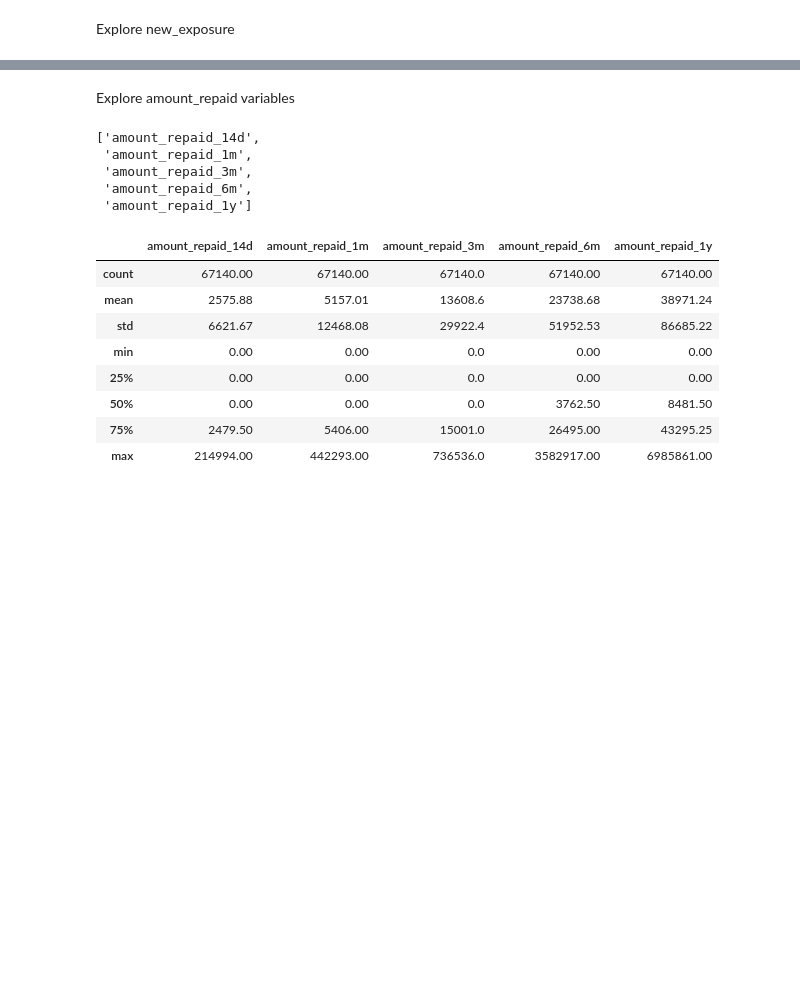
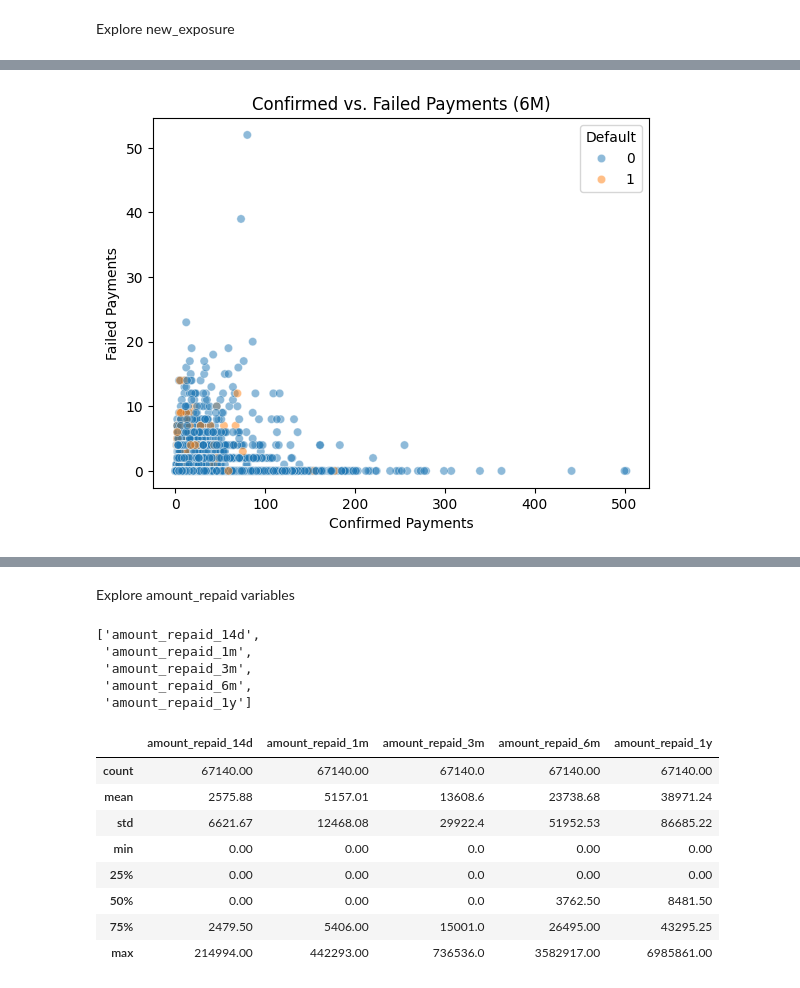
Before and after one commit to polinaknutssonklarna/model_development, a Jupyter notebook: model_development/1_explore_data.ipynb, the cells around one changed output, grey strips where cells are left out. Cells and saved outputs as stored; diff of their text form; code cells hidden in the pictures; blank space fills up the shorter version.

```diff
--- a/model_development/1_explore_data.ipynb
+++ b/model_development/1_explore_data.ipynb
@@ -826,0 +963,10 @@ Explore number of payments
+# %%
+# Scatter plot for confirmed vs. failed payments
+sns.scatterplot(x='num_confirmed_payments_6m', y='num_failed_payments_6m', hue='default', data=df_train, alpha=0.5)
+plt.title('Confirmed vs. Failed Payments (6M)')
+plt.xlabel('Confirmed Payments')
+plt.ylabel('Failed Payments')
+plt.legend(title='Default')
+plt.show()
+# %% [output]
+[figure, added]
```
Also changed, not shown: parts of 56 cells of this notebook, 7 other files.
